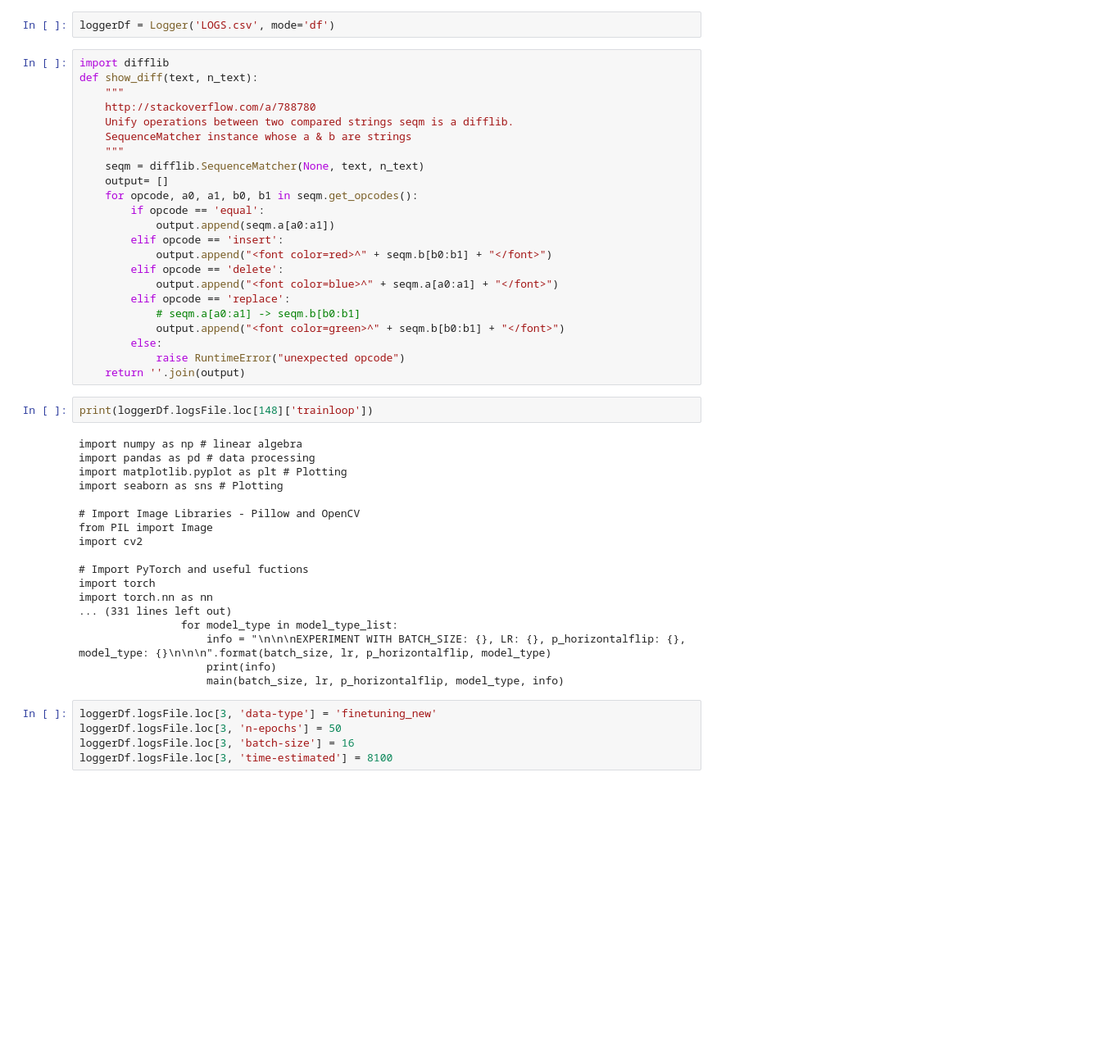
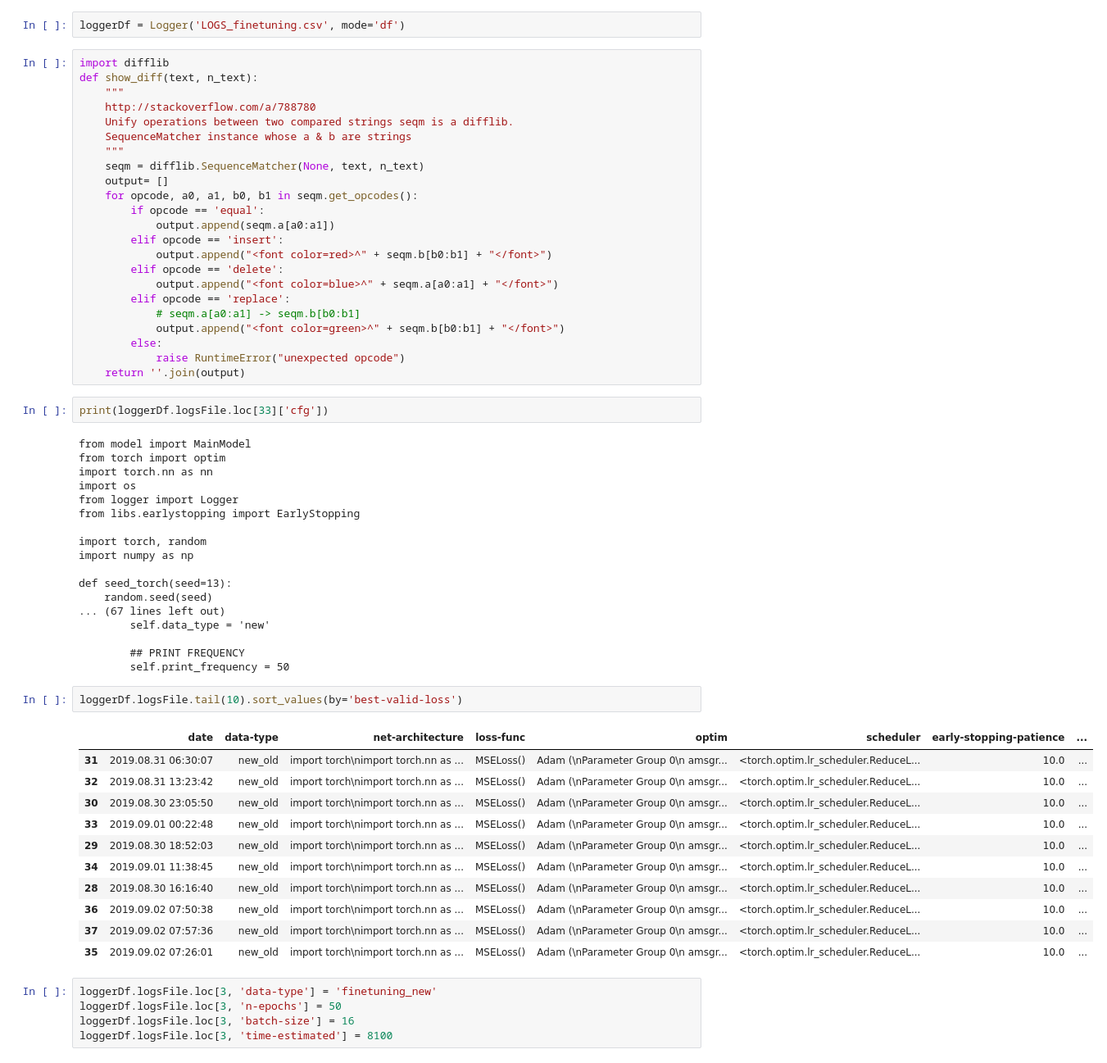
Before and after one commit to paniquex/APTOS-2019-Blindness-Detection-kaggle, a Jupyter notebook: logger_test.ipynb, the cells around one changed output. Shown: that part at 82% size. Drawn from its saved outputs; the diff is of its cells as text; blank space fills up the shorter version.

```diff
--- a/logger_test.ipynb
+++ b/logger_test.ipynb
@@ -5,7 +5,7 @@ df = pd.DataFrame()
 # %%
 from logger import Logger
 # %%
-loggerDf = Logger('LOGS.csv', mode='df')
+loggerDf = Logger('LOGS_finetuning.csv', mode='df')
 # %%
 import difflib
 def show_diff(text, n_text):
@@ -30,25 +30,39 @@ def show_diff(text, n_text):
             raise RuntimeError("unexpected opcode")
     return ''.join(output)
 # %%
-print(loggerDf.logsFile.loc[148]['trainloop'])
+print(loggerDf.logsFile.loc[33]['cfg'])
 # %% [output]
-import numpy as np # linear algebra
-import pandas as pd # data processing
-import matplotlib.pyplot as plt # Plotting
-import seaborn as sns # Plotting
+from model import MainModel
+from torch import optim
+import torch.nn as nn
+import os
+from logger import Logger
+from libs.earlystopping import EarlyStopping
 
-# Import Image Libraries - Pillow and OpenCV
-from PIL import Image
-import cv2
+import torch, random
+import numpy as np
 
-# Import PyTorch and useful fuctions
-import torch
-import torch.nn as nn
-... (331 lines left out)
-                for model_type in model_type_list:
-                    info = "\n\n\nEXPERIMENT WITH BATCH_SIZE: {}, LR: {}, p_horizontalflip: {}, model_type: {}\n\n\n".format(batch_size, lr, p_horizontalflip, model_type)
-                    print(info)
-                    main(batch_size, lr, p_horizontalflip, model_type, info)
+def seed_torch(seed=13):
+    random.seed(seed)
+... (67 lines left out)
+        self.data_type = 'new'
+
+        ## PRINT FREQUENCY
+        self.print_frequency = 50
+# %%
+loggerDf.logsFile.tail(10).sort_values(by='best-valid-loss')
+# %% [output]
+|  | date | data-type | net-architecture | loss-func | optim | scheduler | early-stopping-patience | ... |
+| 31 | 2019.08.31 06:30:07 | new_old | import torch\nimport torch.nn as ... | MSELoss() | Adam (\nParameter Group 0\n amsgr... | <torch.optim.lr_scheduler.ReduceL... | 10.0 | ... |
+| 32 | 2019.08.31 13:23:42 | new_old | import torch\nimport torch.nn as ... | MSELoss() | Adam (\nParameter Group 0\n amsgr... | <torch.optim.lr_scheduler.ReduceL... | 10.0 | ... |
+| 30 | 2019.08.30 23:05:50 | new_old | import torch\nimport torch.nn as ... | MSELoss() | Adam (\nParameter Group 0\n amsgr... | <torch.optim.lr_scheduler.ReduceL... | 10.0 | ... |
+| 33 | 2019.09.01 00:22:48 | new_old | import torch\nimport torch.nn as ... | MSELoss() | Adam (\nParameter Group 0\n amsgr... | <torch.optim.lr_scheduler.ReduceL... | 10.0 | ... |
+| 29 | 2019.08.30 18:52:03 | new_old | import torch\nimport torch.nn as ... | MSELoss() | Adam (\nParameter Group 0\n amsgr... | <torch.optim.lr_scheduler.ReduceL... | 10.0 | ... |
+| 34 | 2019.09.01 11:38:45 | new_old | import torch\nimport torch.nn as ... | MSELoss() | Adam (\nParameter Group 0\n amsgr... | <torch.optim.lr_scheduler.ReduceL... | 10.0 | ... |
+| 28 | 2019.08.30 16:16:40 | new_old | import torch\nimport torch.nn as ... | MSELoss() | Adam (\nParameter Group 0\n amsgr... | <torch.optim.lr_scheduler.ReduceL... | 10.0 | ... |
+| 36 | 2019.09.02 07:50:38 | new_old | import torch\nimport torch.nn as ... | MSELoss() | Adam (\nParameter Group 0\n amsgr... | <torch.optim.lr_scheduler.ReduceL... | 10.0 | ... |
+| 37 | 2019.09.02 07:57:36 | new_old | import torch\nimport torch.nn as ... | MSELoss() | Adam (\nParameter Group 0\n amsgr... | <torch.optim.lr_scheduler.ReduceL... | 10.0 | ... |
+| 35 | 2019.09.02 07:26:01 | new_old | import torch\nimport torch.nn as ... | MSELoss() | Adam (\nParameter Group 0\n amsgr... | <torch.optim.lr_scheduler.ReduceL... | 10.0 | ... |
 # %%
 loggerDf.logsFile.loc[3, 'data-type'] = 'finetuning_new'
 loggerDf.logsFile.loc[3, 'n-epochs'] = 50
```
Also changed, not shown: 5 other files.
